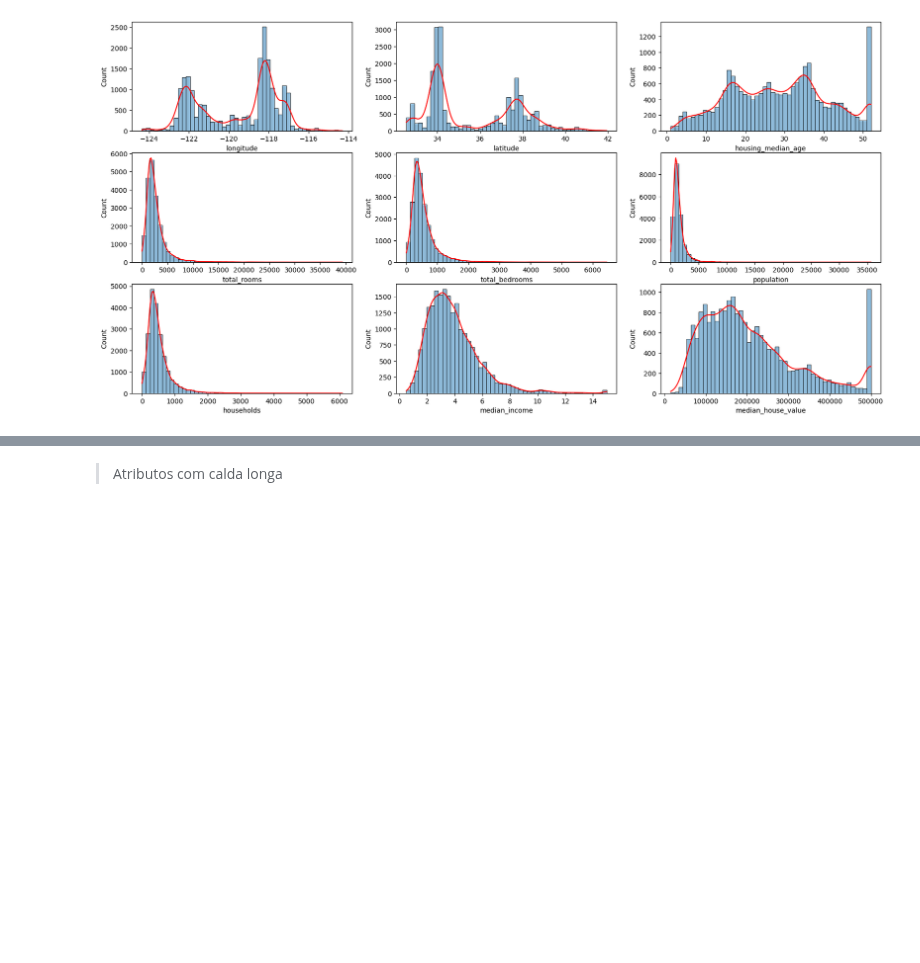
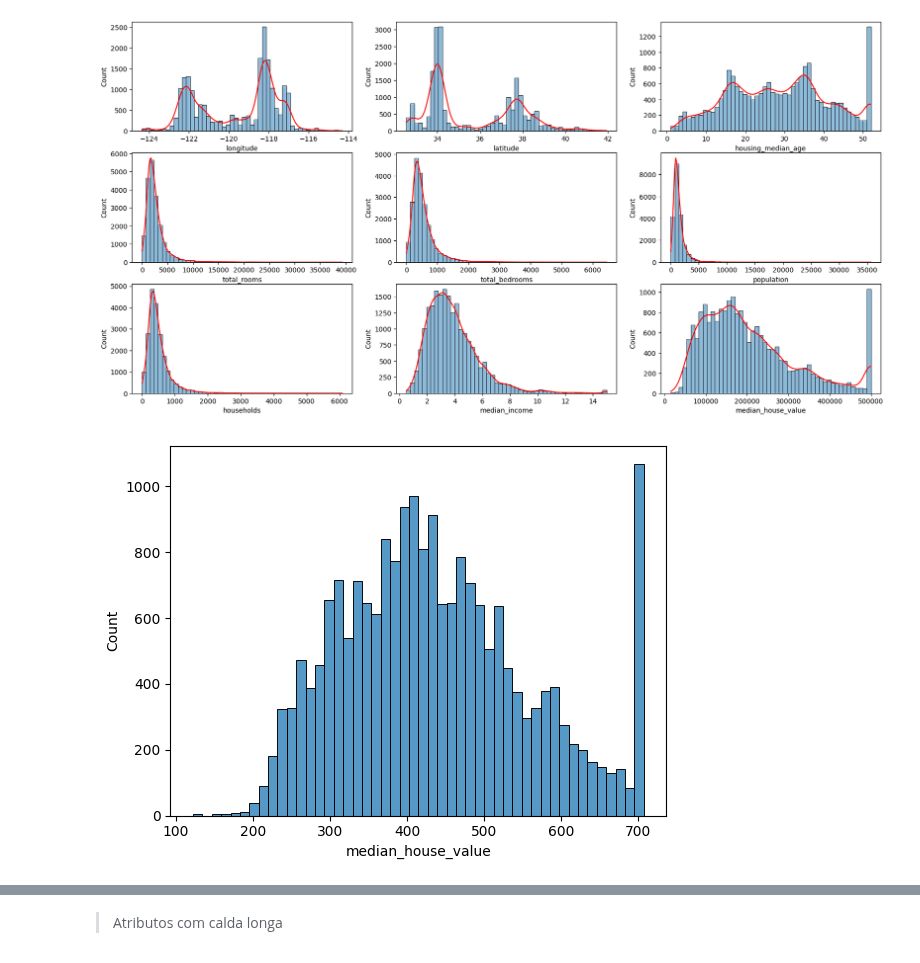
Before and after one commit to kaladabrio2020/livro-aprendizado-de-maquina-sklearn-keras-tf, a Jupyter notebook: Parte I : Os Conceitos Básicos de Aprendizado de Máquina/Capítulo 2 - Projeto Aprendizado de Máquina Ponta a Ponta/Regressão.ipynb, the cells around one changed output, grey strips where cells are left out. Drawn from its saved outputs; the diff is of its cells as text; code cells hidden in the pictures; blank space fills up the shorter version.

Commit message:
capítulo 2 - sqrt target

```diff
--- a/Parte I : Os Conceitos Básicos de Aprendizado de Máquina/Capítulo 2 - Projeto Aprendizado de Máquina Ponta a Ponta/Regressão.ipynb
+++ b/Parte I : Os Conceitos Básicos de Aprendizado de Máquina/Capítulo 2 - Projeto Aprendizado de Máquina Ponta a Ponta/Regressão.ipynb
@@ -129,3 +132,8 @@ for ax, column in zip(axis.flatten(),columns):
 plt.show()
 # %% [output]
 [figure]
+# %%
+sea.histplot(np.sqrt(data['median_house_value']))
+plt.show()
+# %% [output]
+[figure, added]
```
Also changed, not shown: parts of 22 cells of this notebook, 4 other files.
